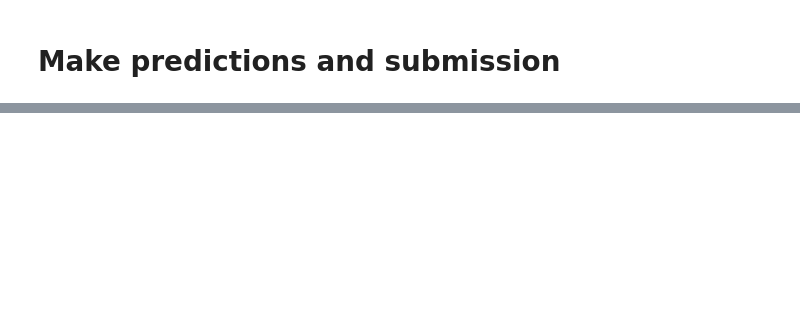
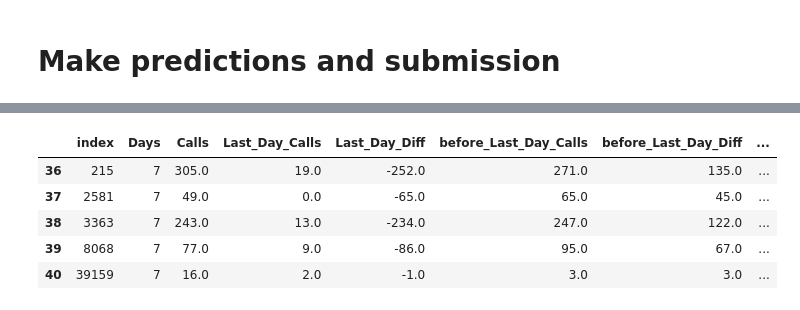
Before and after one commit to rticseto/DataScientistTest, a Jupyter notebook: SLA-Analysis.ipynb, the cells around one changed output, grey strips where cells are left out. Saved outputs shown, nothing was run; the diff lists cells and outputs as text; code cells hidden in the pictures; blank space fills up the shorter version.

```diff
--- a/SLA-Analysis.ipynb
+++ b/SLA-Analysis.ipynb
@@ -361,0 +371,18 @@ See the caveats in the documentation: http://pandas.pydata.org/pandas-docs/stabl
+# %%
+def melting_data(df):
+    df = df.reset_index()
+    df = df.melt(id_vars='index', var_name='Days', value_name='Calls')
+    df['Days'] = df['Days'].str.extract('(\d+)', expand=False).astype(int)
+    df = df.sort_values(['Days', 'index'])
+    return df
+# %%
+def adding_features(df):
+    #melt4 = melt.copy()
+    df['Last_Day_Calls'] = df.groupby(['index'])['Calls'].shift()
+    df['Last_Day_Diff'] = df.groupby(['index'])['Last_Day_Calls'].diff()
+    df['before_Last_Day_Calls'] = df.groupby(['index'])['Calls'].shift(2)
+    df['before_Last_Day_Diff'] = df.groupby(['index'])['before_Last_Day_Calls'].diff()
+    df['before-2_Last_Day_Calls'] = df.groupby(['index'])['Calls'].shift(3)
+    df['before-2_Last_Day_Diff'] = df.groupby(['index'])['before-2_Last_Day_Calls'].diff()
+    df= df.dropna()
+    return df
@@ -361,0 +405,16 @@ See the caveats in the documentation: http://pandas.pydata.org/pandas-docs/stabl
+# %%
+calls_onTime_Feb = data_calls2_onTime(df, JanDays )
+calls_onTime_Feb = calls_onTime.fillna(0)
+
+data_calls_onTime_Feb = melting_data(calls_onTime_Feb)
+
+data_calls_onTime_Feb = adding_features(data_calls_onTime_Feb)
+
+data_calls_onTime_Feb.head()
+# %% [output]
+|  | index | Days | Calls | Last_Day_Calls | Last_Day_Diff | before_Last_Day_Calls | before_Last_Day_Diff | ... |
+| 36 | 215 | 7 | 305.0 | 19.0 | -252.0 | 271.0 | 135.0 | ... |
+| 37 | 2581 | 7 | 49.0 | 0.0 | -65.0 | 65.0 | 45.0 | ... |
+| 38 | 3363 | 7 | 243.0 | 13.0 | -234.0 | 247.0 | 122.0 | ... |
+| 39 | 8068 | 7 | 77.0 | 9.0 | -86.0 | 95.0 | 67.0 | ... |
+| 40 | 39159 | 7 | 16.0 | 2.0 | -1.0 | 3.0 | 3.0 | ... |
```
Also changed, not shown: parts of 3 cells of this notebook.
